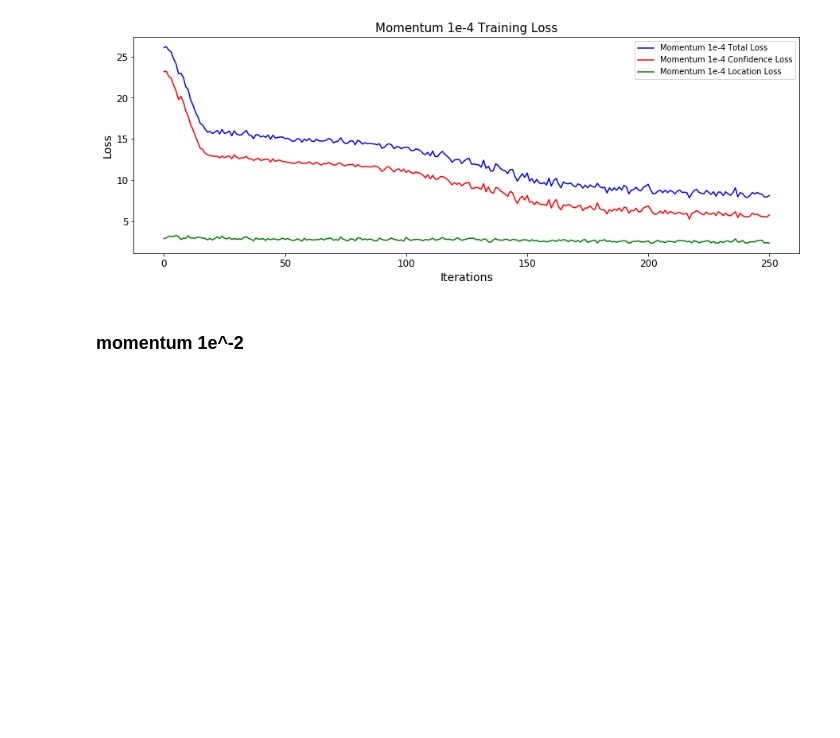
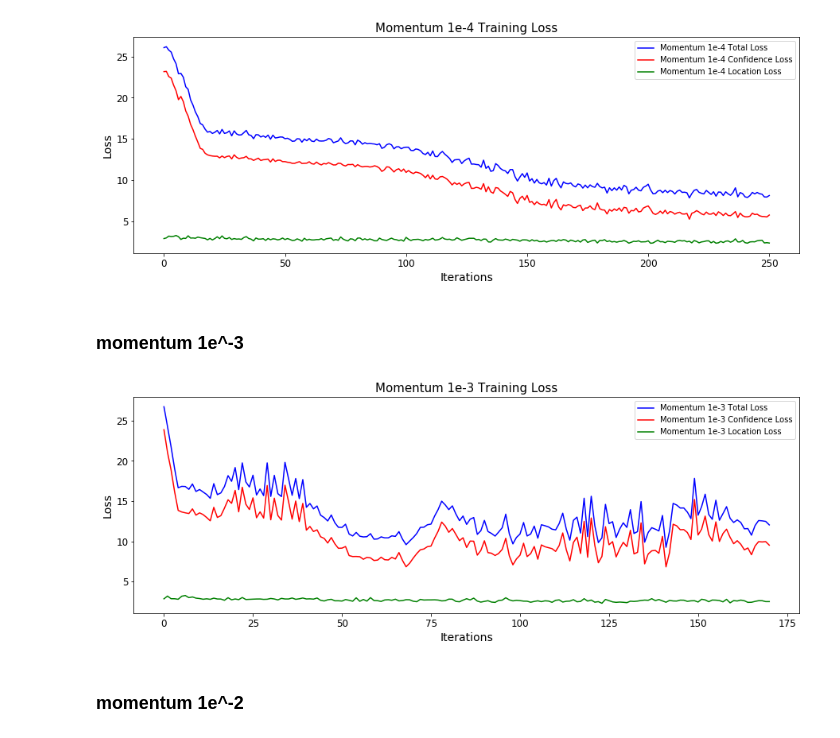
Before and after one commit to guptarohit994/ECE285_Graduate_Descent_SSD, a Jupyter notebook: optimization_experiments/LearningRates_Momentum/Plot_LearningRates_Momentum.ipynb, the cells around one changed output. Cells and saved outputs as stored; diff of their text form; code cells hidden in the pictures; blank space fills up the shorter version.

Commit message:
Adding e-3 values for LR and momentum

```diff
--- a/optimization_experiments/LearningRates_Momentum/Plot_LearningRates_Momentum.ipynb
+++ b/optimization_experiments/LearningRates_Momentum/Plot_LearningRates_Momentum.ipynb
@@ -191,6 +222,38 @@ plt.yticks(fontsize=12)
 plt.savefig('momentum_e_neg4_training_loss_separate.jpeg', bbox_inches='tight')
 # %% [output]
 [figure]
+# %% [markdown]
+### momentum 1e^-3
+# %%
+with open('../pickles/stats.pkl','rb') as f:
+    l_loss, c_loss, itr = pickle.load(f)
+
+l_loss = np.asarray(l_loss)
+c_loss = np.asarray(c_loss)
+itr = np.asarray(itr)
+
+#plot
+fig = plt.figure(figsize=(15, 5)) # Create matplotlib figure
+ax = fig.add_subplot(111) # Create matplotlib axes
+
+ax.set_xlabel('Iterations', fontsize=14)
+ax.set_ylabel('Loss', fontsize=14)
+
+ax.set_title('Momentum 1e-3 Training Loss', fontsize=15)
+ln_sgd = ax.plot(itr,l_loss+c_loss, color='blue', label='Momentum 1e-3 Total Loss')
+ln_Csgd = ax.plot(itr,c_loss, color='red', label='Momentum 1e-3 Confidence Loss')
+ln_Lsgd = ax.plot(itr,l_loss, color='green', label='Momentum 1e-3 Location Loss')
+
+lns = ln_sgd + ln_Csgd + ln_Lsgd
+labs = [l.get_label() for l in lns]
+ax.legend(lns, labs, loc=0)
+ax.legend()
+plt.xticks(fontsize=12)
+plt.yticks(fontsize=12)
+
+plt.savefig('momentum_e_neg3_training_loss_separate.jpeg', bbox_inches='tight')
+# %% [output]
+[figure, added]
 # %% [markdown]
 ### momentum 1e^-2
 # %%
```
Also changed, not shown: parts of 6 cells of this notebook, 2 other files.
